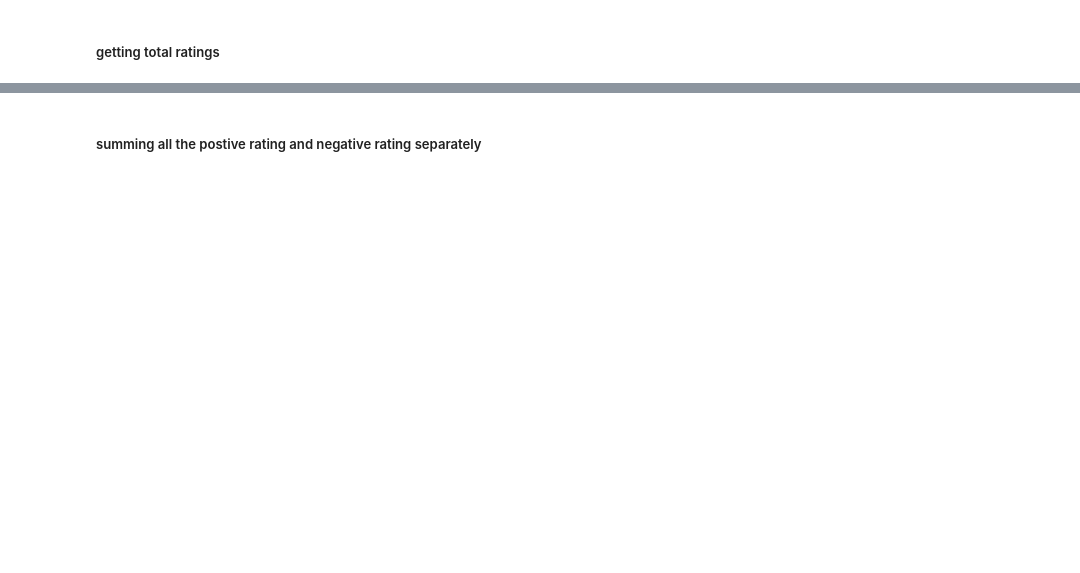
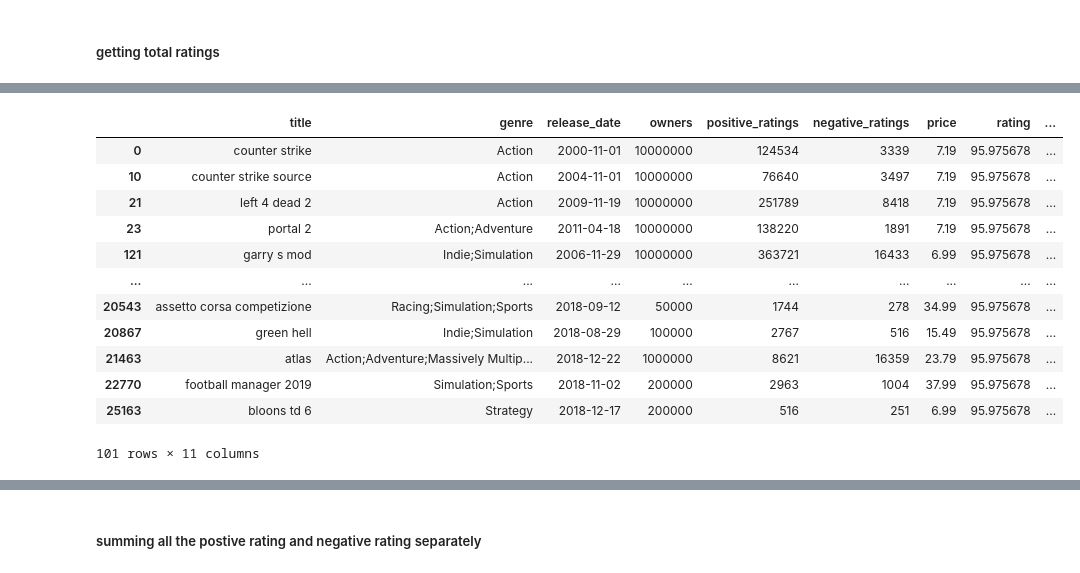
Before and after one commit to pyaepyaelily/videoGame, a Jupyter notebook: videoGame.ipynb, the cells around one changed output, grey strips where cells are left out. Saved outputs shown, nothing was run; the diff lists cells and outputs as text; code cells hidden in the pictures; blank space fills up the shorter version.

```diff
--- a/videoGame.ipynb
+++ b/videoGame.ipynb
@@ -396,3 +365,0 @@ steamUniqueTitleRating
-# %%
-steamUniqueTitleRating['type'] = 'Free'
-steamUniqueTitleRating.loc[steamUniqueTitleRating['price'] > 0, 'type'] = 'Paid'
@@ -400,0 +434,16 @@ steamUniqueTitleRating.to_excel("output.xlsx")
+# %%
+ratingDF
+# %% [output]
+|  | title | genre | release_date | owners | positive_ratings | negative_ratings | price | rating | ... |
+| 0 | counter strike | Action | 2000-11-01 | 10000000 | 124534 | 3339 | 7.19 | 95.975678 | ... |
+| 10 | counter strike source | Action | 2004-11-01 | 10000000 | 76640 | 3497 | 7.19 | 95.975678 | ... |
+| 21 | left 4 dead 2 | Action | 2009-11-19 | 10000000 | 251789 | 8418 | 7.19 | 95.975678 | ... |
+| 23 | portal 2 | Action;Adventure | 2011-04-18 | 10000000 | 138220 | 1891 | 7.19 | 95.975678 | ... |
+| 121 | garry s mod | Indie;Simulation | 2006-11-29 | 10000000 | 363721 | 16433 | 6.99 | 95.975678 | ... |
+| ... | ... | ... | ... | ... | ... | ... | ... | ... | ... |
+| 20543 | assetto corsa competizione | Racing;Simulation;Sports | 2018-09-12 | 50000 | 1744 | 278 | 34.99 | 95.975678 | ... |
+| 20867 | green hell | Indie;Simulation | 2018-08-29 | 100000 | 2767 | 516 | 15.49 | 95.975678 | ... |
+| 21463 | atlas | Action;Adventure;Massively Multip... | 2018-12-22 | 1000000 | 8621 | 16359 | 23.79 | 95.975678 | ... |
+| 22770 | football manager 2019 | Simulation;Sports | 2018-11-02 | 200000 | 2963 | 1004 | 37.99 | 95.975678 | ... |
+| 25163 | bloons td 6 | Strategy | 2018-12-17 | 200000 | 516 | 251 | 6.99 | 95.975678 | ... |
+101 rows × 11 columns
```
Also changed, not shown: parts of 49 cells of this notebook.
